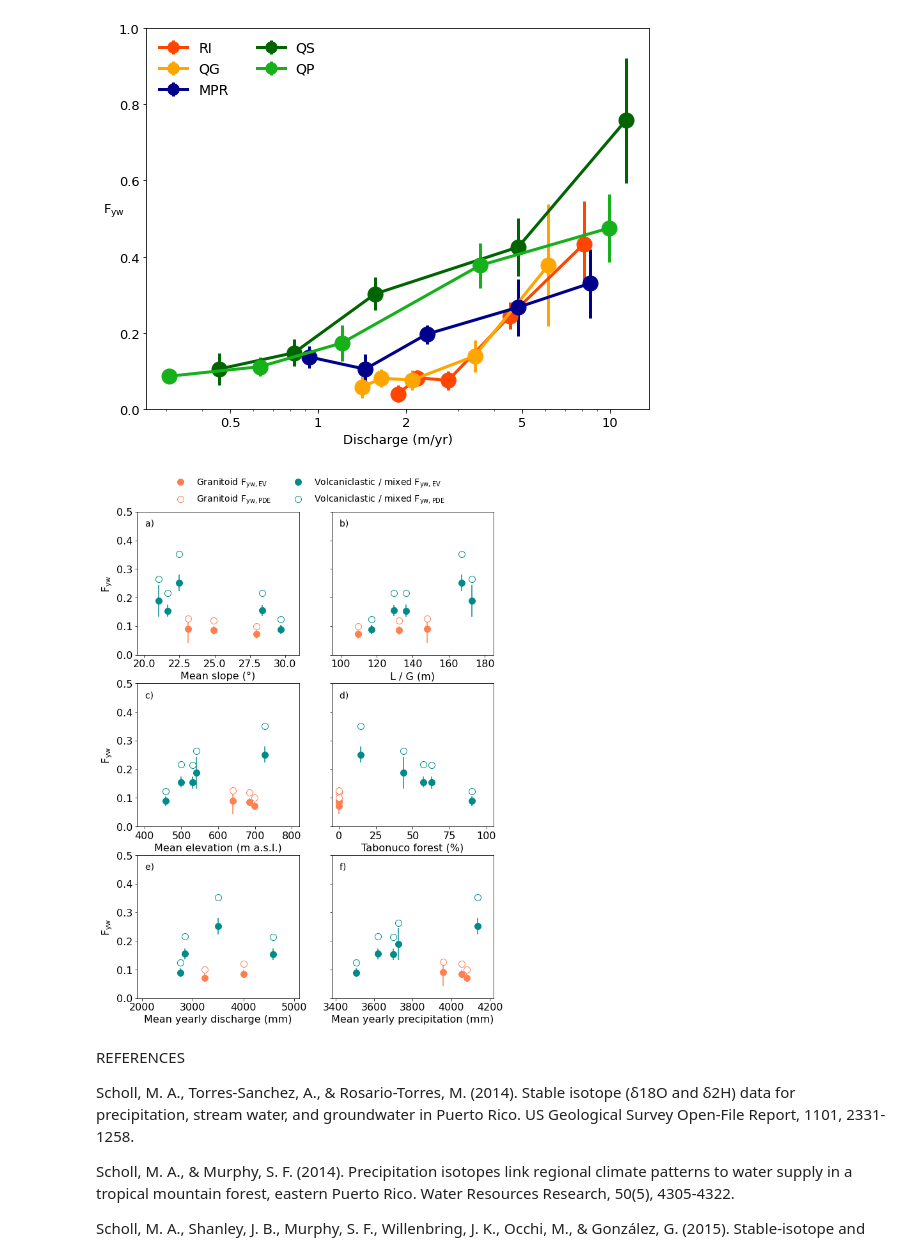
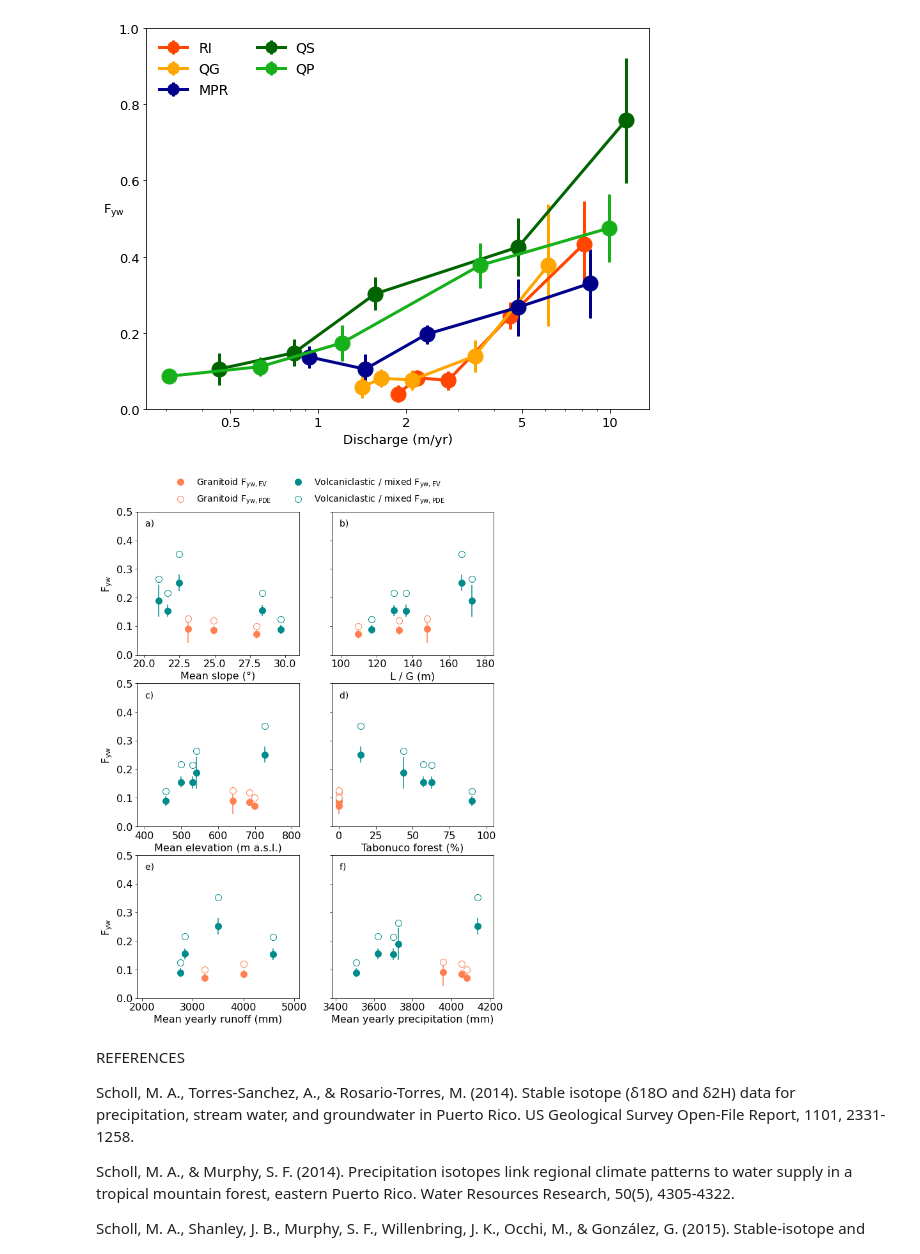
Before and after one commit to wlarsen/Luquillo-weathering, a Jupyter notebook: 2_isotope_fyw.ipynb, the cells around one changed output. Drawn from its saved outputs; the diff is of its cells as text; code cells hidden in the pictures.

```diff
--- a/2_isotope_fyw.ipynb
+++ b/2_isotope_fyw.ipynb
@@ -662,7 +662,7 @@ psize=10
 altcolors = ['coral','darkcyan']
 
 paramlist = ['Slope mean','L/G','mean elevation','tabonuco','Qmean','Pmean']
-paramlist_label = ['Mean slope (°)','L / G (m)','Mean elevation (m a.s.l.)','Tabonuco forest (%)','Mean yearly discharge (mm)','Mean yearly precipitation (mm)']
+paramlist_label = ['Mean slope (°)','L / G (m)','Mean elevation (m a.s.l.)','Tabonuco forest (%)','Mean yearly runoff (mm)','Mean yearly precipitation (mm)']
 
 fig,ax = plt.subplots(3,2,figsize=(10,14),sharey=True)
 ax = ax.flatten()
@@ -687,34 +687,34 @@ for ip,p in enumerate(paramlist):
 
             res = scipy.stats.linregress(tempdf[p],tempdf['ampratio_uw'])
 
 
 ax[0].set_ylabel('F$_{\mathrm{yw}}$')
 ax[2].set_ylabel('F$_{\mathrm{yw}}$')
 ax[4].set_ylabel('F$_{\mathrm{yw}}$')
 
 from matplotlib.lines import Line2D
 
 legend_elements = [Line2D([0], [0],ls='', marker='o', color='coral', label='Granitoid F$_{\mathrm{yw, EV}}$',markersize=psize),
                     Line2D([0], [0],ls='', marker='o', color='coral', label='Granitoid F$_{\mathrm{yw, PDE}}$',
                           markerfacecolor='white',markersize=psize),
                     Line2D([0], [0], ls='',marker='o', color='darkcyan', label='Volcaniclastic / mixed F$_{\mathrm{yw, EV}}$',markersize=psize),
                     Line2D([0], [0], ls='',marker='o', color='darkcyan', label='Volcaniclastic / mixed F$_{\mathrm{yw, PDE}}$',
                           markerfacecolor='white',markersize=psize)]
 ax[0].legend(handles=legend_elements,frameon=False,ncol=2,bbox_to_anchor=(1.95,1.3))
 
 [ax[num].text(0.05,0.90,letters[num],transform=ax[num].transAxes) for num in range(0,6)]
 
 ax[0].set_ylim(0,0.5)
 ax[0].set_xlim([19.5,31])
 ax[1].set_xlim([95,185])
 ax[2].set_xlim([380,820])
 ax[3].set_xlim([-5,105])
 ax[4].set_xlim([1900,5100])
 ax[5].set_xlim([3380,4220])
 
 fig.savefig('plots/Fig5_Fyw.pdf')
 # %% [output]
-[figure, old version]
+[figure, new version]
 # %%
 # save this dataset - includes Fyw and DEM attributes, mean Q, MAP
 outputdf2.to_csv('data/WRR2025_fyw_spatial.csv')
```
Also changed, not shown: 16 other files.
